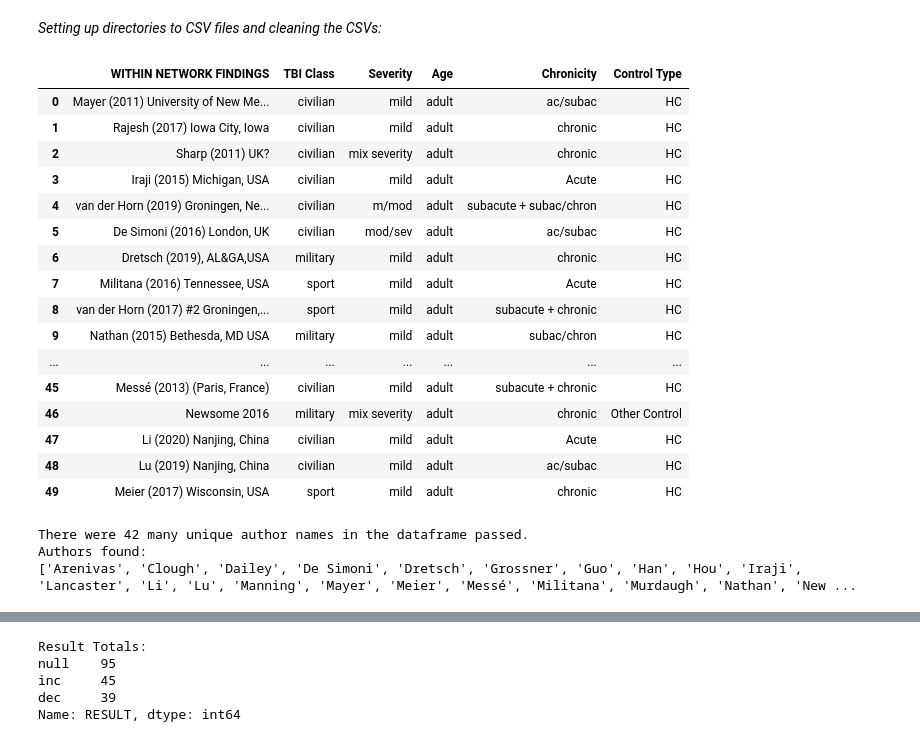
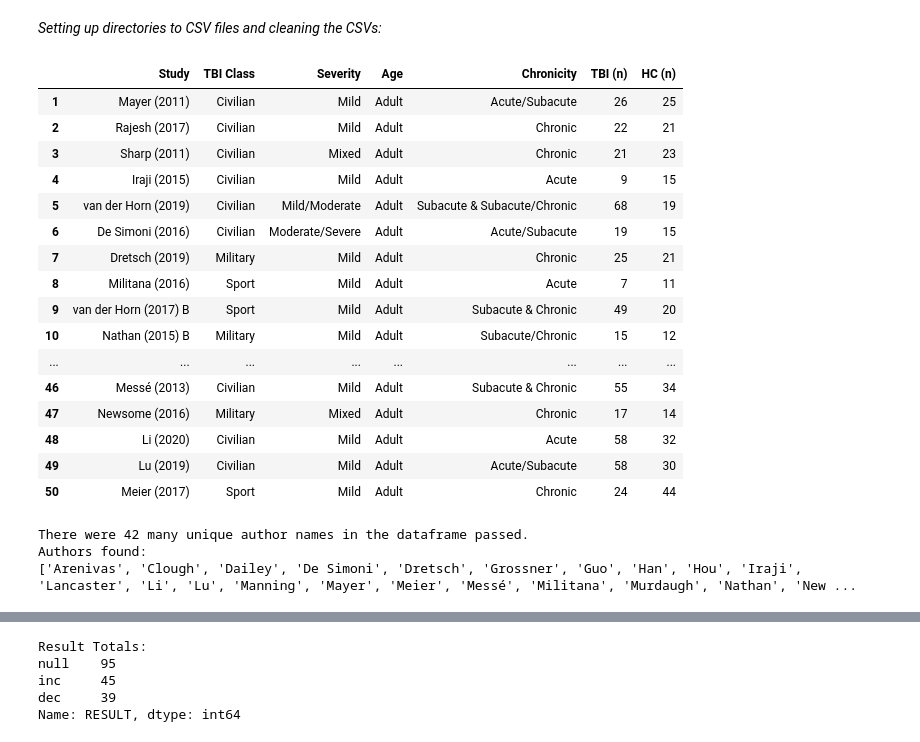
Before and after one commit to danielfrees/rsfMRI_LitReview, a Jupyter notebook: Data_Investigation_LR.ipynb, the cells around one changed output, grey strips where cells are left out. Cells and saved outputs as stored; diff of their text form; code cells hidden in the pictures.

Commit message:
Updated smallTable for prettier output for peer review, other minor updates

```diff
--- a/Data_Investigation_LR.ipynb
+++ b/Data_Investigation_LR.ipynb
@@ -59,51 +59,56 @@ van = pd.read_csv(dir.van)
 visual = pd.read_csv(dir.visual)
 sensorimotor = pd.read_csv(dir.sensorimotor)
 
+#generate dataframe from age CSV file
+ageFrame = pd.read_csv(dir.ages)
+
 
 data = [dmn, ecn, limbic, salience, dan, van, visual, sensorimotor]
 
 #edit the following based on the order of your imported networks. IMPORTANT for the next cell's function to count correctly
 dataOrder = ["dmn", "ecn", "limb", "sn", "dan", "van", "vis", "smn"]
 netLabels = dataOrder
 
 
 #BEFORE PROCESSING (unhash if you want to see initial dataframes)
 #for i in range(len(data)):
 #    display(data[i])
 
 #actually clean the data!
 
 data = cleanData(data)
 
 #AFTER PROCESSING: (unhash code if you want to print the outputs)
 
 #netLabels = ["DMN", "ECN", "Limbic", "Salience", "DAN", "VAN", "Visual", "Sensorimotor"]
 #for i in range(len(data)):
     #print(netLabels[i] + ":")
     #display(data[i])
 
-smallData = smallTable(data)
+smallData = smallTable(data, ageFrame)
 display(smallData)
 
+smallData.to_csv('Data/PaperTable.csv')
+
 numAuthors(smallData)
 # %% [output]
-|  | WITHIN NETWORK FINDINGS | TBI Class | Severity | Age | Chronicity | Control Type |
-| 0 | Mayer (2011) University of New Me... | civilian | mild | adult | ac/subac | HC |
-| 1 | Rajesh (2017) Iowa City, Iowa | civilian | mild | adult | chronic | HC |
-| 2 | Sharp (2011) UK? | civilian | mix severity | adult | chronic | HC |
-| 3 | Iraji (2015) Michigan, USA | civilian | mild | adult | Acute | HC |
-| 4 | van der Horn (2019) Groningen, Ne... | civilian | m/mod | adult | subacute + subac/chron | HC |
-| 5 | De Simoni (2016) London, UK | civilian | mod/sev | adult | ac/subac | HC |
-| 6 | Dretsch (2019), AL&GA,USA | military | mild | adult | chronic | HC |
-| 7 | Militana (2016) Tennessee, USA | sport | mild | adult | Acute | HC |
-| 8 | van der Horn (2017) #2 Groningen,... | sport | mild | adult | subacute + chronic | HC |
-| 9 | Nathan (2015) Bethesda, MD USA | military | mild | adult | subac/chron | HC |
-| ... | ... | ... | ... | ... | ... | ... |
-| 45 | Messé (2013) (Paris, France) | civilian | mild | adult | subacute + chronic | HC |
-| 46 | Newsome 2016 | military | mix severity | adult | chronic | Other Control |
-| 47 | Li (2020) Nanjing, China | civilian | mild | adult | Acute | HC |
-| 48 | Lu (2019) Nanjing, China | civilian | mild | adult | ac/subac | HC |
-| 49 | Meier (2017) Wisconsin, USA | sport | mild | adult | chronic | HC |
+|  | Study | TBI Class | Severity | Age | Chronicity | TBI (n) | HC (n) |
+| 1 | Mayer (2011) | Civilian | Mild | Adult | Acute/Subacute | 26 | 25 |
+| 2 | Rajesh (2017) | Civilian | Mild | Adult | Chronic | 22 | 21 |
+| 3 | Sharp (2011) | Civilian | Mixed | Adult | Chronic | 21 | 23 |
+| 4 | Iraji (2015) | Civilian | Mild | Adult | Acute | 9 | 15 |
+| 5 | van der Horn (2019) | Civilian | Mild/Moderate | Adult | Subacute & Subacute/Chronic | 68 | 19 |
+| 6 | De Simoni (2016) | Civilian | Moderate/Severe | Adult | Acute/Subacute | 19 | 15 |
+| 7 | Dretsch (2019) | Military | Mild | Adult | Chronic | 25 | 21 |
+| 8 | Militana (2016) | Sport | Mild | Adult | Acute | 7 | 11 |
+| 9 | van der Horn (2017) B | Sport | Mild | Adult | Subacute & Chronic | 49 | 20 |
+| 10 | Nathan (2015) B | Military | Mild | Adult | Subacute/Chronic | 15 | 12 |
+| ... | ... | ... | ... | ... | ... | ... | ... |
+| 46 | Messé (2013) | Civilian | Mild | Adult | Subacute & Chronic | 55 | 34 |
+| 47 | Newsome (2016) | Military | Mixed | Adult | Chronic | 17 | 14 |
+| 48 | Li (2020) | Civilian | Mild | Adult | Acute | 58 | 32 |
+| 49 | Lu (2019) | Civilian | Mild | Adult | Acute/Subacute | 58 | 30 |
+| 50 | Meier (2017) | Sport | Mild | Adult | Chronic | 24 | 44 |
 There were 42 many unique author names in the dataframe passed.
 Authors found:
 ['Arenivas', 'Clough', 'Dailey', 'De Simoni', 'Dretsch', 'Grossner', 'Guo', 'Han', 'Hou', 'Iraji', 'Lancaster', 'Li', 'Lu', 'Manning', 'Mayer', 'Meier', 'Messé', 'Militana', 'Murdaugh', 'Nathan', 'New ...
```
Also changed, not shown: parts of 3 cells of this notebook, 3 other files.
